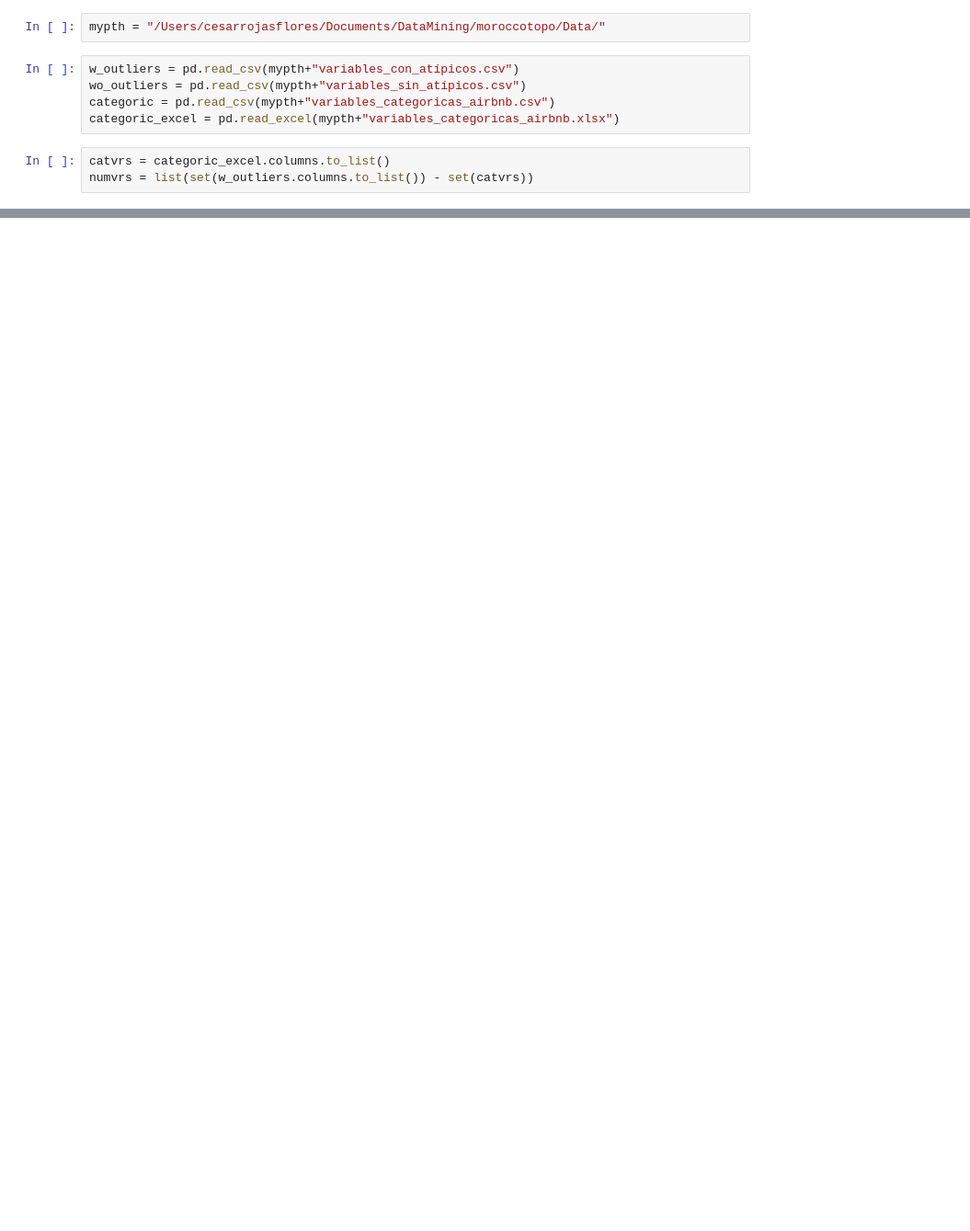
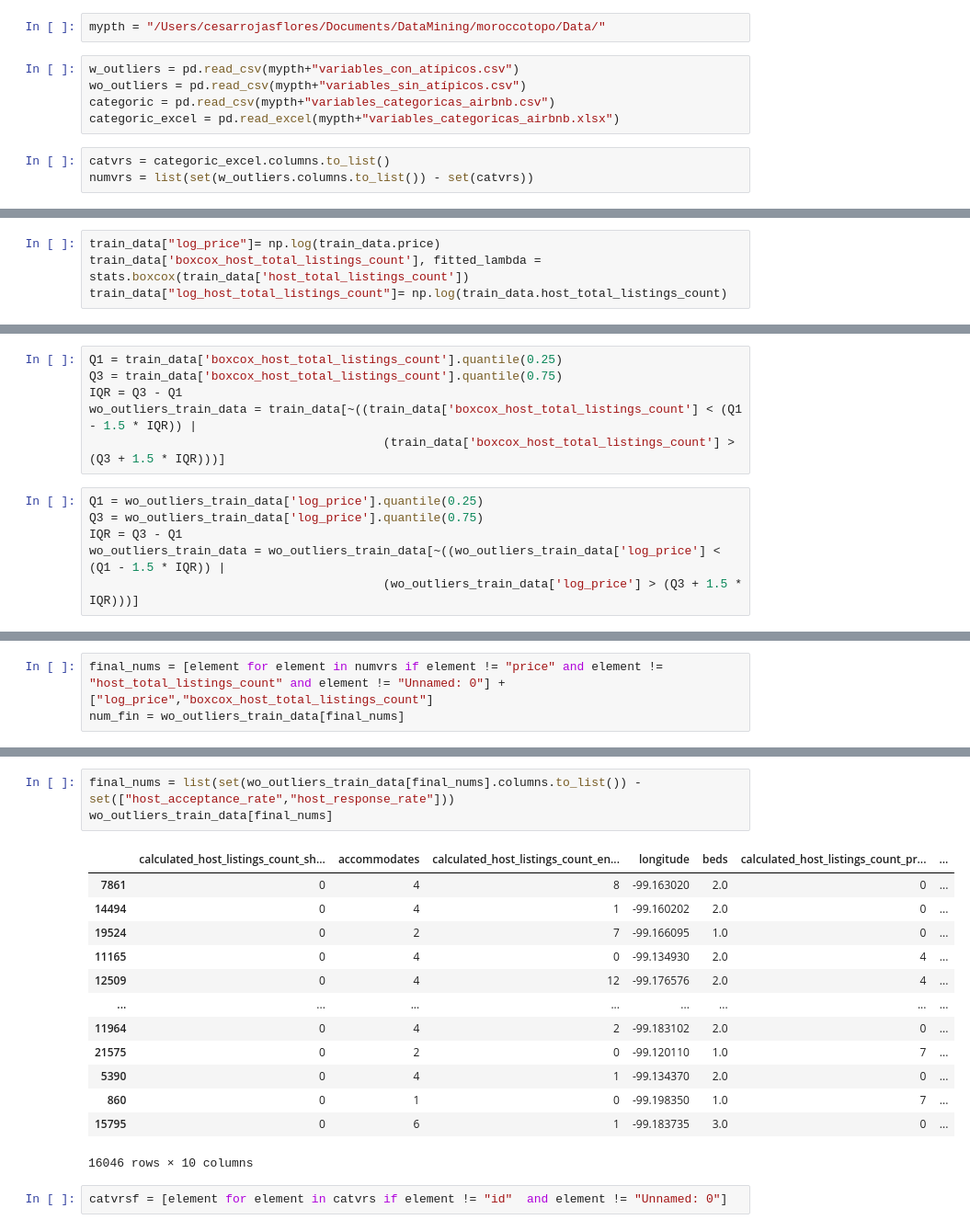
Before and after one commit to leonfgz48/Mineria_de_Datos_Proyecto, a Jupyter notebook: Proyecto/Baseline_Model.ipynb, the cells around one changed output, grey strips where cells are left out. Shown: that part at 92% size. Saved outputs shown, nothing was run; the diff lists cells and outputs as text; blank space fills up the shorter version.

```diff
--- a/Proyecto/Baseline_Model.ipynb
+++ b/Proyecto/Baseline_Model.ipynb
@@ -331,0 +81,4 @@ else:
+# %%
+train_data["log_price"]= np.log(train_data.price)
+train_data['boxcox_host_total_listings_count'], fitted_lambda = stats.boxcox(train_data['host_total_listings_count'])
+train_data["log_host_total_listings_count"]= np.log(train_data.host_total_listings_count)
@@ -331,0 +88,12 @@ else:
+# %%
+Q1 = train_data['boxcox_host_total_listings_count'].quantile(0.25)
+Q3 = train_data['boxcox_host_total_listings_count'].quantile(0.75)
+IQR = Q3 - Q1
+wo_outliers_train_data = train_data[~((train_data['boxcox_host_total_listings_count'] < (Q1 - 1.5 * IQR)) |
+                                         (train_data['boxcox_host_total_listings_count'] > (Q3 + 1.5 * IQR)))]
+# %%
+Q1 = wo_outliers_train_data['log_price'].quantile(0.25)
+Q3 = wo_outliers_train_data['log_price'].quantile(0.75)
+IQR = Q3 - Q1
+wo_outliers_train_data = wo_outliers_train_data[~((wo_outliers_train_data['log_price'] < (Q1 - 1.5 * IQR)) |
+                                         (wo_outliers_train_data['log_price'] > (Q3 + 1.5 * IQR)))]
@@ -331,0 +104,3 @@ else:
+# %%
+final_nums = [element for element in numvrs if element != "price" and element != "host_total_listings_count" and element != "Unnamed: 0"] + ["log_price","boxcox_host_total_listings_count"]
+num_fin = wo_outliers_train_data[final_nums]
@@ -331,0 +117,19 @@ else:
+# %%
+final_nums = list(set(wo_outliers_train_data[final_nums].columns.to_list()) - set(["host_acceptance_rate","host_response_rate"]))
+wo_outliers_train_data[final_nums]
+# %% [output]
+|  | calculated_host_listings_count_sh... | accommodates | calculated_host_listings_count_en... | longitude | beds | calculated_host_listings_count_pr... | ... |
+| 7861 | 0 | 4 | 8 | -99.163020 | 2.0 | 0 | ... |
+| 14494 | 0 | 4 | 1 | -99.160202 | 2.0 | 0 | ... |
+| 19524 | 0 | 2 | 7 | -99.166095 | 1.0 | 0 | ... |
+| 11165 | 0 | 4 | 0 | -99.134930 | 2.0 | 4 | ... |
+| 12509 | 0 | 4 | 12 | -99.176576 | 2.0 | 4 | ... |
+| ... | ... | ... | ... | ... | ... | ... | ... |
+| 11964 | 0 | 4 | 2 | -99.183102 | 2.0 | 0 | ... |
+| 21575 | 0 | 2 | 0 | -99.120110 | 1.0 | 7 | ... |
+| 5390 | 0 | 4 | 1 | -99.134370 | 2.0 | 0 | ... |
+| 860 | 0 | 1 | 0 | -99.198350 | 1.0 | 7 | ... |
+| 15795 | 0 | 6 | 1 | -99.183735 | 3.0 | 0 | ... |
+16046 rows × 10 columns
+# %%
+catvrsf = [element for element in catvrs if element != "id"  and element != "Unnamed: 0"]
```
Also changed, not shown: parts of 39 cells of this notebook, 2 other files.
